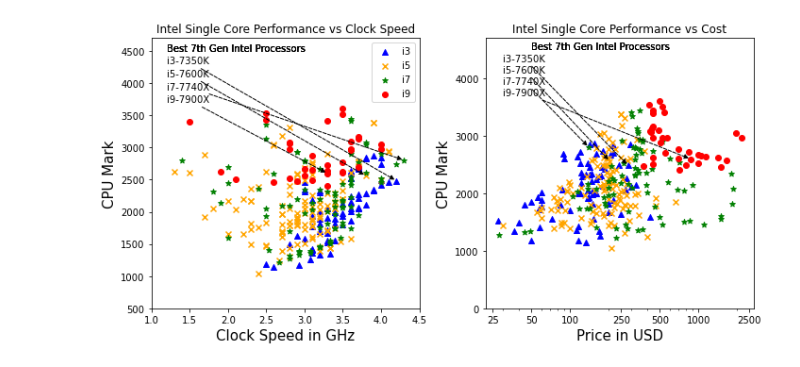
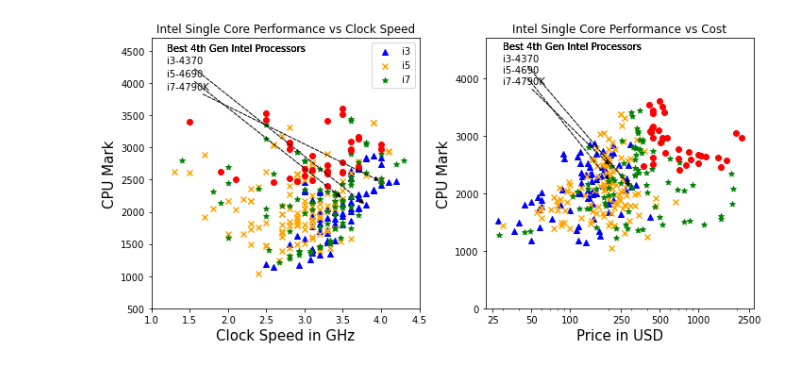
Before and after one commit to OlayinkaAkinyemi/intel_data_exploration, a Jupyter notebook: intel_processors.ipynb, the cells around one changed output. Drawn from its saved outputs; the diff is of its cells as text; code cells hidden in the pictures.

```diff
--- a/intel_processors.ipynb
+++ b/intel_processors.ipynb
@@ -4,12 +4,16 @@ import re
 import matplotlib.pyplot as plt
 from matplotlib.ticker import ScalarFormatter
 def intel(path, gen):
+    # open the text file
     with open(path,"rt") as content:
+        # initialize speeds, prices and cpu marks
         all_speeds=[[],[],[],[]]; all_prices=[[],[],[],[]];  all_cpumarks=[[],[],[],[]];
         price=[[],[],[],[]]; speed=[[],[],[],[]]; cpumark_vs_price=[[],[],[],[]]; cpumark_vs_speed=[[],[],[],[]]; cpumark=[[],[],[],[]];
         speed_model=[[],[],[],[]]; price_model=[[],[],[],[]]; models=[[],[],[],[]];
         processors=["i3","i5","i7","i9"]
         text=content.readlines()
+        # search line by line and use regex pattern matching to extract
+        # useful information.
         for line in text:
             if "Intel Core" in line and gen>3:
                 speed_value = re.findall(r"....GHz",line)
@@ -27,38 +31,35 @@ def intel(path, gen):
                         cpumark[i].append(cpu_mark_float) if "-"+str(gen) in line else cpumark[i]==cpumark[i]
                         models[i].append(model) if "-"+str(gen) in line else models[i]==models[i]
 
-
         fig,ax=plt.subplots(1,2, figsize=(10,5))
         ax1=fig.axes[0]; ax2=fig.axes[1]
         ax1.set_xlabel("Clock Speed in GHz", fontsize=15); ax2.set_xlabel("Price in USD", fontsize=15); ax1.set_ylabel("CPU Mark", fontsize=15); ax2.set_ylabel("CPU Mark", fontsize=15);
         ax1.set_xlim(1,4.5); ax1.set_ylim(500,4700); ax2.set_ylim(0,4700); ax2.set_xscale("log")
         ax2.set_xticks([25,50,100,250,500,1000,2500]); ax2.xaxis.set_major_formatter(ScalarFormatter())
         markers=["^","x","*","o"]; labels=["i3","i5","i7","i9"]; colors=["b","orange","g","r"]
         text_loc_speed=[[1.2,4300], [1.2, 4100], [1.2, 3900], [1.2, 3700]]
         text_loc_price=[[30,4300], [30, 4100], [30, 3900], [30, 3700]]
-        subtitle_loc_speed=[1.2,4500]; subtitle_loc_price=[50,4500];
+        subtitle_loc_speed=[1.2,4500]; subtitle_loc_price=[30,4500];
 
         for i in range(0,len(price)):
             ax1.scatter(all_speeds[i], all_cpumarks[i], marker=markers[i], label=labels[i], color=colors[i])
             ax2.scatter(all_prices[i], all_cpumarks[i], marker=markers[i], label=labels[i], color=colors[i])
-            ax1.legend()
             if len(price[i])>0:
                 max_speed_index= speed[i].index(np.max(speed[i])); max_price_index= price[i].index(np.max(price[i]));
                 max_speed_model= models[i][ max_speed_index];  max_price_model= models[i][ max_price_index];
 
                 max_cpumark=np.max(cpumark[i]); max_cpumark_index= cpumark[i].index(np.max(cpumark[i]))
                 max_cpumark_speed=speed[i][max_cpumark_index]; max_cpumark_price=price[i][max_cpumark_index]
                 max_model=models[i][max_cpumark_index]
 
                 ax1.annotate(max_model, xy=[max_cpumark_speed, max_cpumark], xytext=[text_loc_speed[i][0], text_loc_speed[i][1]], arrowprops= dict(facecolor="black", arrowstyle="-|>", linestyle="--"))
                 ax1.text(subtitle_loc_speed[0], subtitle_loc_speed[1], "Best "+str(gen)+"th Gen Intel Processors")
-                ax1.set_title("Intel Single Core Performance vs Clock Speed");
+                ax1.set_title("Intel Single Core Performance vs Clock Speed"); ax1.legend()
 
                 ax2.annotate(max_model, xy=[max_cpumark_price, max_cpumark], xytext=[text_loc_price[i][0], text_loc_price[i][1]], arrowprops= dict(facecolor="black", arrowstyle="-|>", linestyle="--"))
                 ax2.text(subtitle_loc_price[0], subtitle_loc_price[1], "Best "+str(gen)+"th Gen Intel Processors")
                 ax2.set_title("Intel Single Core Performance vs Cost")
-
         fig.tight_layout()
-intel("/Users/oakinyemi/intel_assignment.txt", 7)   ### Use this to run the code
+intel("/Users/oakinyemi/intel_assignment.txt", 4)   ### Use this to run the code
 # %% [output]
-[figure, old version]
+[figure, new version]
```
Also changed, not shown: parts of 5 cells of this notebook.
